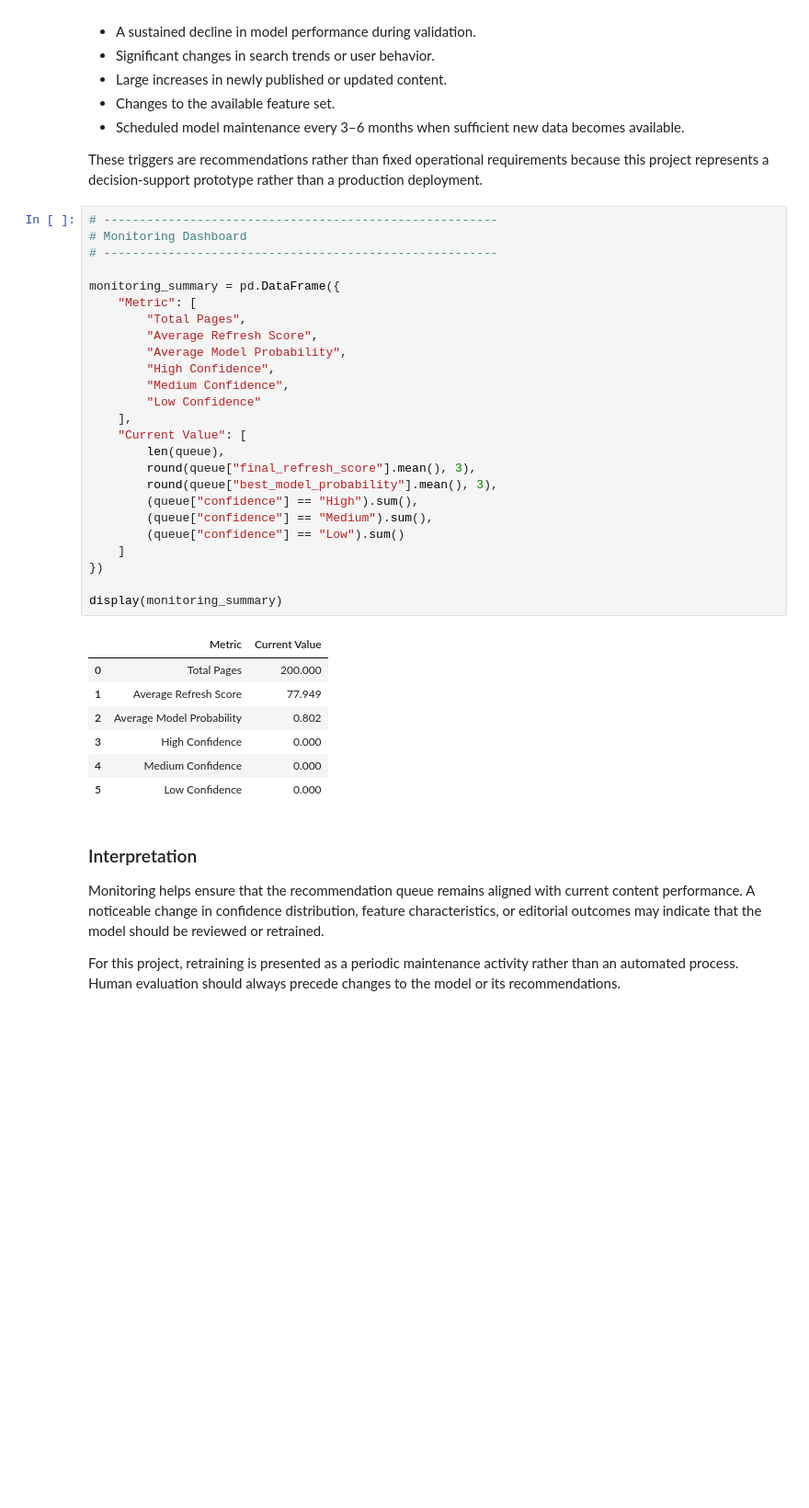
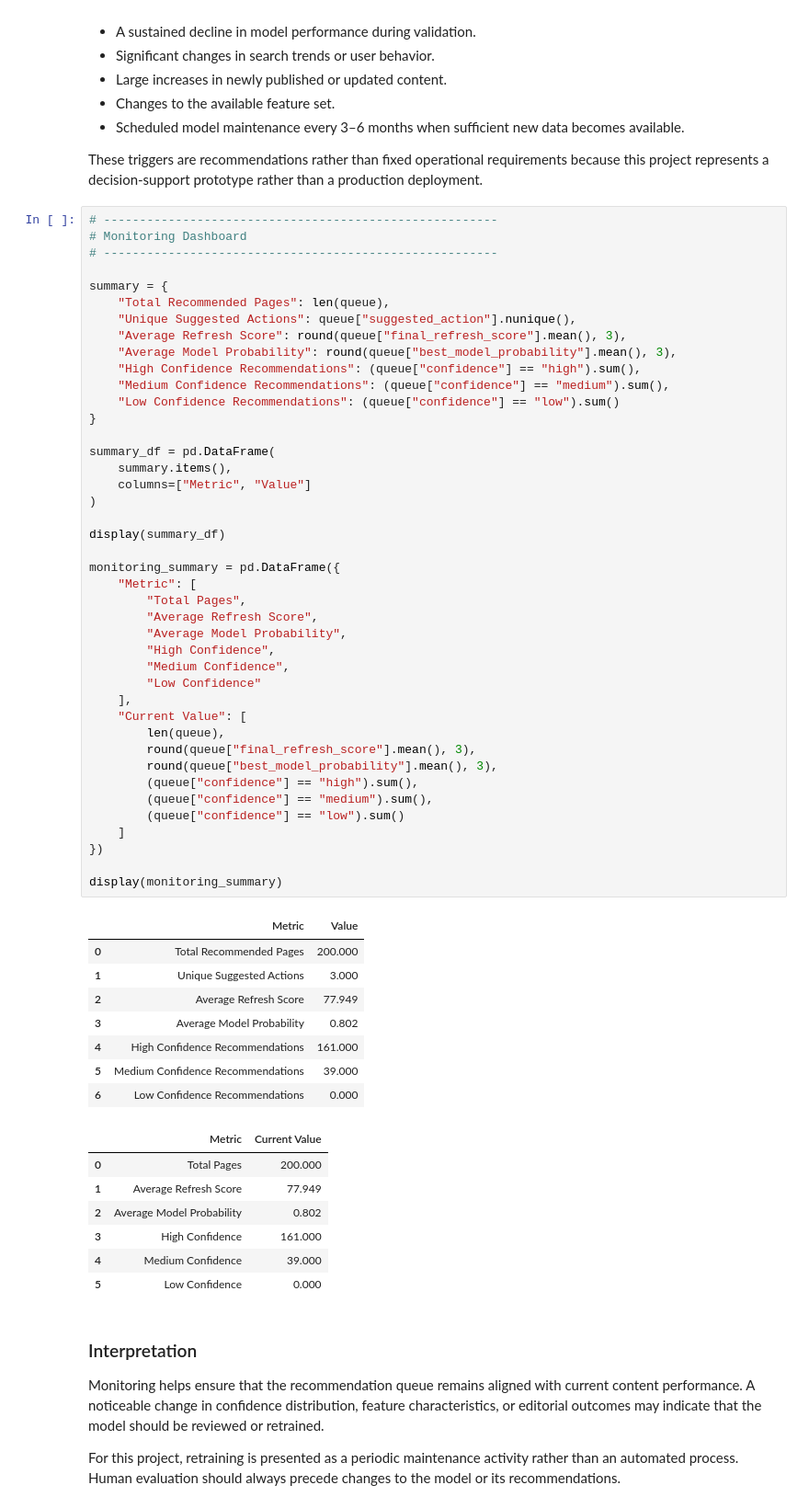
Before and after one commit to asaveraasad-data/flyrank-ml-internship, a Jupyter notebook: work/notebooks/w07_action_playbook.ipynb, the cells around one changed output. Shown at 92% size. Saved outputs shown, nothing was run; the diff lists cells and outputs as text; blank space fills up the shorter version.

```diff
--- a/work/notebooks/w07_action_playbook.ipynb
+++ b/work/notebooks/w07_action_playbook.ipynb
@@ -416,36 +416,61 @@ These triggers are recommendations rather than fixed operational requirements be
 # %%
 # -------------------------------------------------------
 # Monitoring Dashboard
 # -------------------------------------------------------
+
+summary = {
+    "Total Recommended Pages": len(queue),
+    "Unique Suggested Actions": queue["suggested_action"].nunique(),
+    "Average Refresh Score": round(queue["final_refresh_score"].mean(), 3),
+    "Average Model Probability": round(queue["best_model_probability"].mean(), 3),
+    "High Confidence Recommendations": (queue["confidence"] == "high").sum(),
+    "Medium Confidence Recommendations": (queue["confidence"] == "medium").sum(),
+    "Low Confidence Recommendations": (queue["confidence"] == "low").sum()
+}
+
+summary_df = pd.DataFrame(
+    summary.items(),
+    columns=["Metric", "Value"]
+)
+
+display(summary_df)
 
 monitoring_summary = pd.DataFrame({
     "Metric": [
         "Total Pages",
         "Average Refresh Score",
         "Average Model Probability",
         "High Confidence",
         "Medium Confidence",
         "Low Confidence"
     ],
     "Current Value": [
         len(queue),
         round(queue["final_refresh_score"].mean(), 3),
         round(queue["best_model_probability"].mean(), 3),
-        (queue["confidence"] == "High").sum(),
-        (queue["confidence"] == "Medium").sum(),
-        (queue["confidence"] == "Low").sum()
+        (queue["confidence"] == "high").sum(),
+        (queue["confidence"] == "medium").sum(),
+        (queue["confidence"] == "low").sum()
     ]
 })
 
 display(monitoring_summary)
 # %% [output]
-|  | Metric | Current Value |
-| 0 | Total Pages | 200.000 |
-| 1 | Average Refresh Score | 77.949 |
-| 2 | Average Model Probability | 0.802 |
-| 3 | High Confidence | 0.000 |
-| 4 | Medium Confidence | 0.000 |
-| 5 | Low Confidence | 0.000 |
+|  | Metric | Value |
+| 0 | Total Recommended Pages | 200.000 |
+| 1 | Unique Suggested Actions | 3.000 |
+| 2 | Average Refresh Score | 77.949 |
+| 3 | Average Model Probability | 0.802 |
+| 4 | High Confidence Recommendations | 161.000 |
+| 5 | Medium Confidence Recommendations | 39.000 |
+| 6 | Low Confidence Recommendations | 0.000 |
+|  | Metric | Current Value |
+| 0 | Total Pages | 200.000 |
+| 1 | Average Refresh Score | 77.949 |
+| 2 | Average Model Probability | 0.802 |
+| 3 | High Confidence | 161.000 |
+| 4 | Medium Confidence | 39.000 |
+| 5 | Low Confidence | 0.000 |
 # %% [markdown]
 ### Interpretation
 
```
Also changed, not shown: parts of 4 cells of this notebook.
